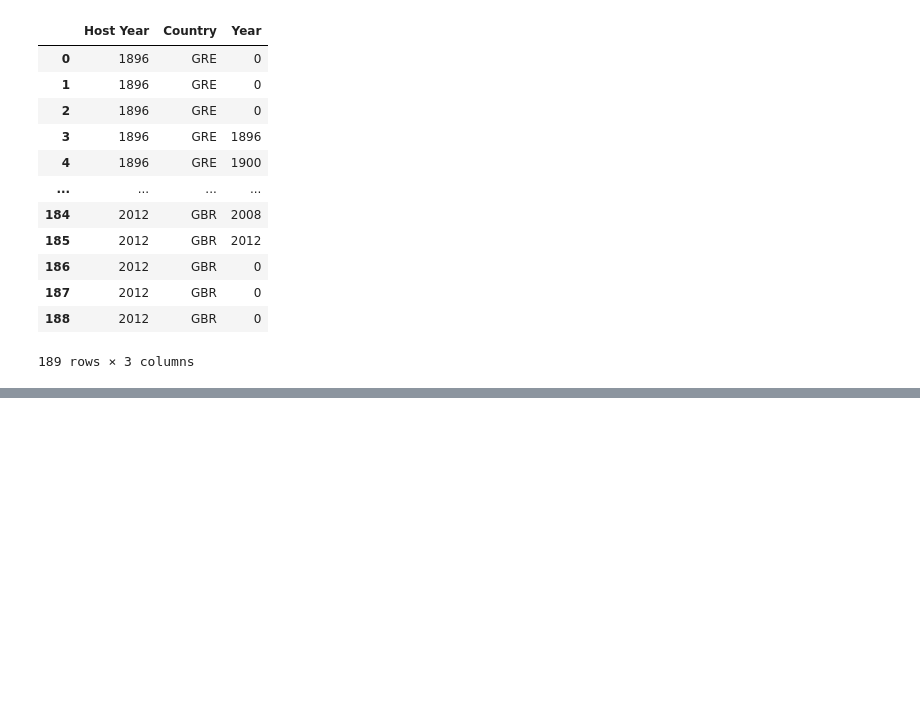
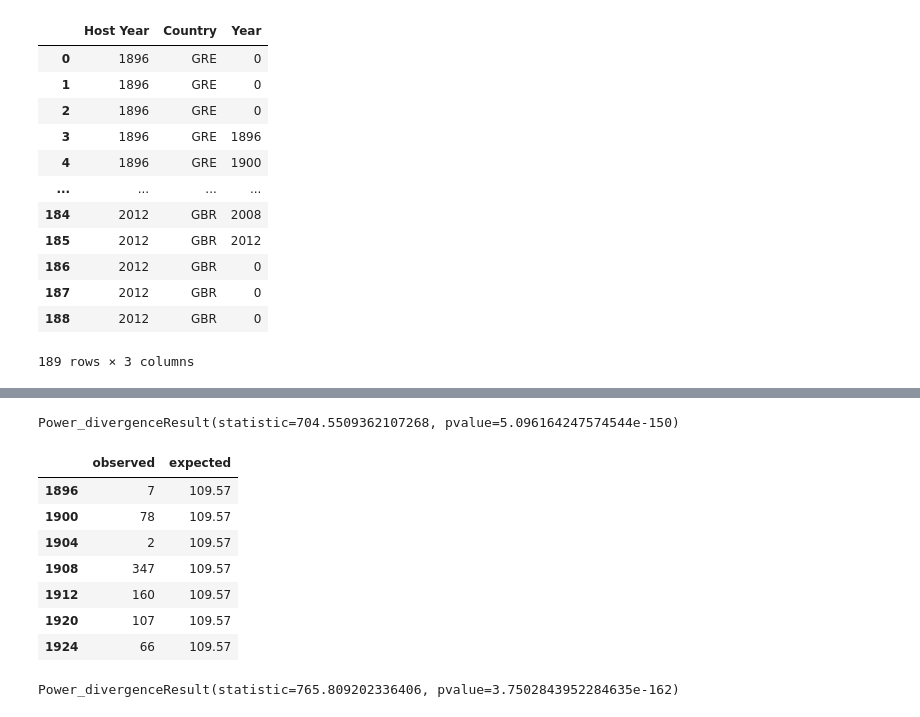
Before and after one commit to TomHOldershaw/Project_1_Team_2, a Jupyter notebook: Q3data.ipynb, the cells around one changed output, grey strips where cells are left out. Drawn from its saved outputs; the diff is of its cells as text; code cells hidden in the pictures; blank space fills up the shorter version.

```diff
--- a/Q3data.ipynb
+++ b/Q3data.ipynb
@@ -175,0 +218,23 @@ host_medals.loc[(host_medals["Country"]=="USA")].reset_index().tail(30)
+# %%
+stats.chisquare(USA1904_df['observed'], USA1904_df['expected'])
+# %% [output]
+Power_divergenceResult(statistic=704.5509362107268, pvalue=5.096164247574544e-150)
+# %%
+GBR1908_df = pd.DataFrame({
+    "observed": [7,78,2, 347,160,107,66],
+    "expected": [109.57,109.57,109.57,109.57,109.57,109.57,109.57]
+}, index=["1896", "1900", "1904", "1908","1912","1920","1924"])
+GBR1908_df
+# %% [output]
+|  | observed | expected |
+| 1896 | 7 | 109.57 |
+| 1900 | 78 | 109.57 |
+| 1904 | 2 | 109.57 |
+| 1908 | 347 | 109.57 |
+| 1912 | 160 | 109.57 |
+| 1920 | 107 | 109.57 |
+| 1924 | 66 | 109.57 |
+# %%
+stats.chisquare(GBR1908_df['observed'], GBR1908_df['expected'])
+# %% [output]
+Power_divergenceResult(statistic=765.809202336406, pvalue=3.7502843952284635e-162)
```
Also changed, not shown: parts of 55 cells of this notebook.
